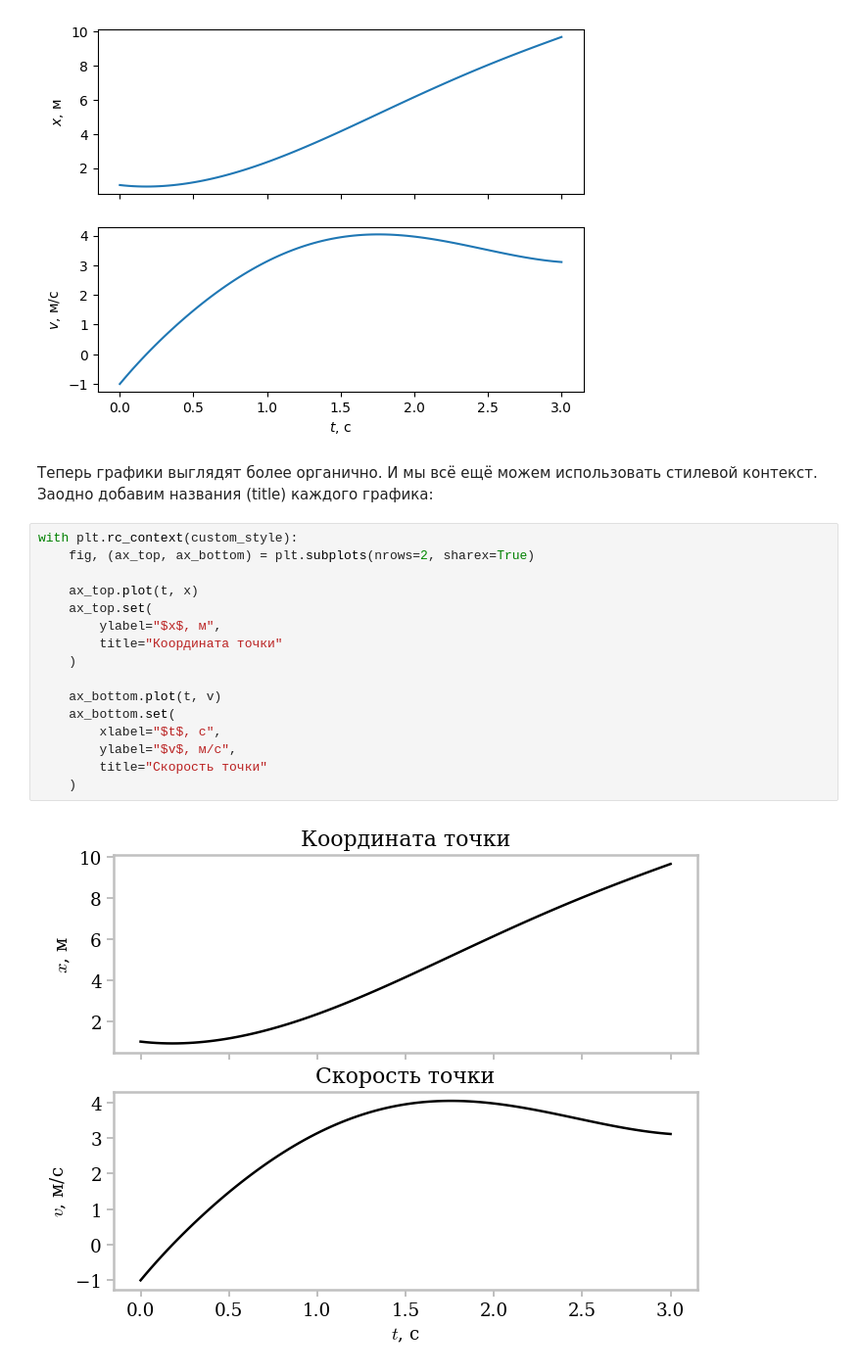
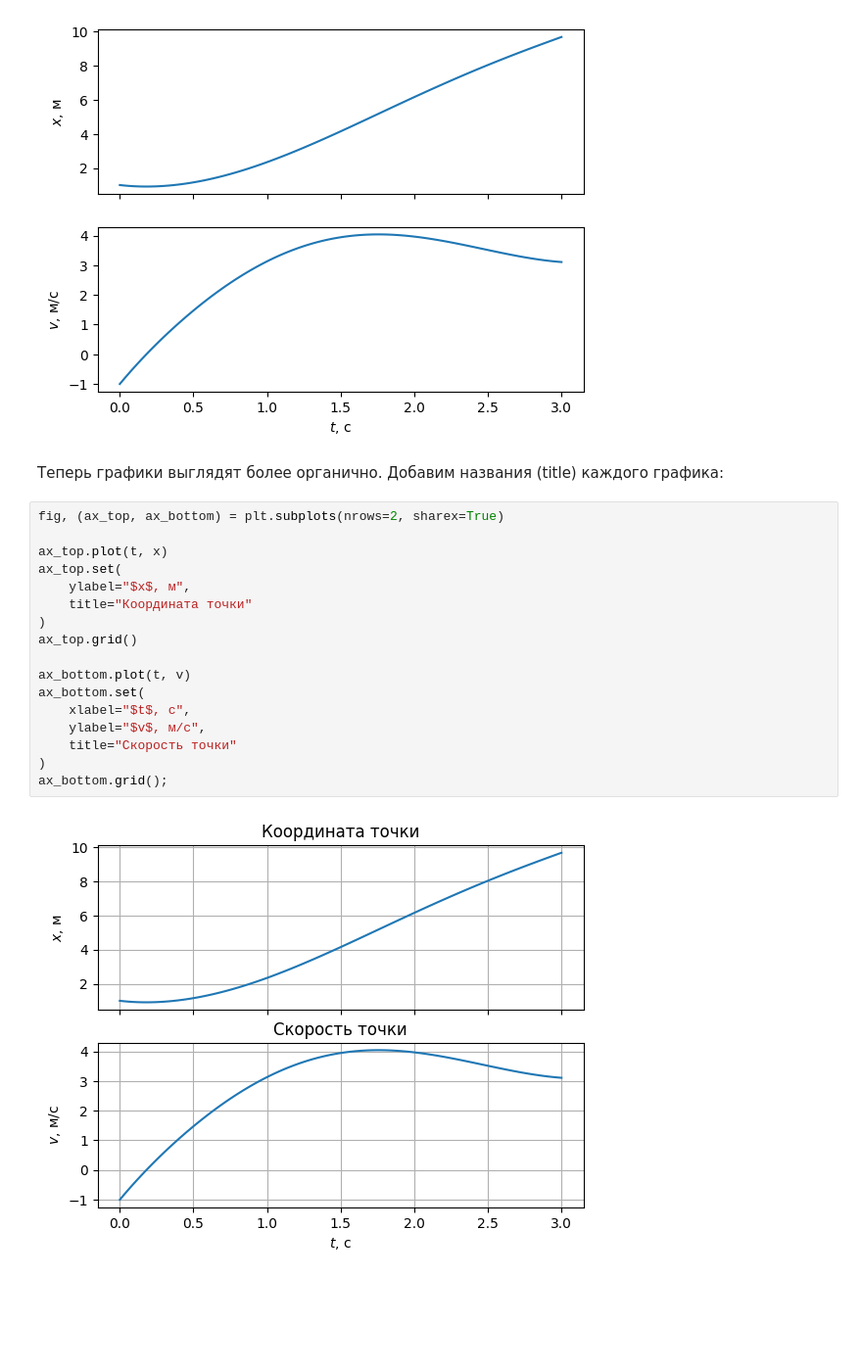
Before and after one commit to unexpectedCoder/sm6-py-cookbook, a Jupyter notebook: book/plotting/improved-matplotlib.ipynb, the cells around one changed output. Shown: that part at 98% size. Cells and saved outputs as stored; diff of their text form; blank space fills up the shorter version.

```diff
--- a/book/plotting/improved-matplotlib.ipynb
+++ b/book/plotting/improved-matplotlib.ipynb
@@ -607,22 +458,24 @@ ax_bottom.set(xlabel="$t$, с", ylabel="$v$, м/с");
 # %% [output]
 [figure]
 # %% [markdown]
-Теперь графики выглядят более органично. И мы всё ещё можем использовать стилевой контекст. Заодно добавим названия (title) каждого графика:
+Теперь графики выглядят более органично.
+Добавим названия (title) каждого графика:
 # %%
-with plt.rc_context(custom_style):
-    fig, (ax_top, ax_bottom) = plt.subplots(nrows=2, sharex=True)
+fig, (ax_top, ax_bottom) = plt.subplots(nrows=2, sharex=True)
 
-    ax_top.plot(t, x)
-    ax_top.set(
-        ylabel="$x$, м",
-        title="Координата точки"
-    )
+ax_top.plot(t, x)
+ax_top.set(
+    ylabel="$x$, м",
+    title="Координата точки"
+)
+ax_top.grid()
 
-    ax_bottom.plot(t, v)
-    ax_bottom.set(
-        xlabel="$t$, с",
-        ylabel="$v$, м/с",
-        title="Скорость точки"
-    )
+ax_bottom.plot(t, v)
+ax_bottom.set(
+    xlabel="$t$, с",
+    ylabel="$v$, м/с",
+    title="Скорость точки"
+)
+ax_bottom.grid();
 # %% [output]
-[figure, old version]
+[figure, new version]
```
Also changed, not shown: parts of 34 cells of this notebook.
